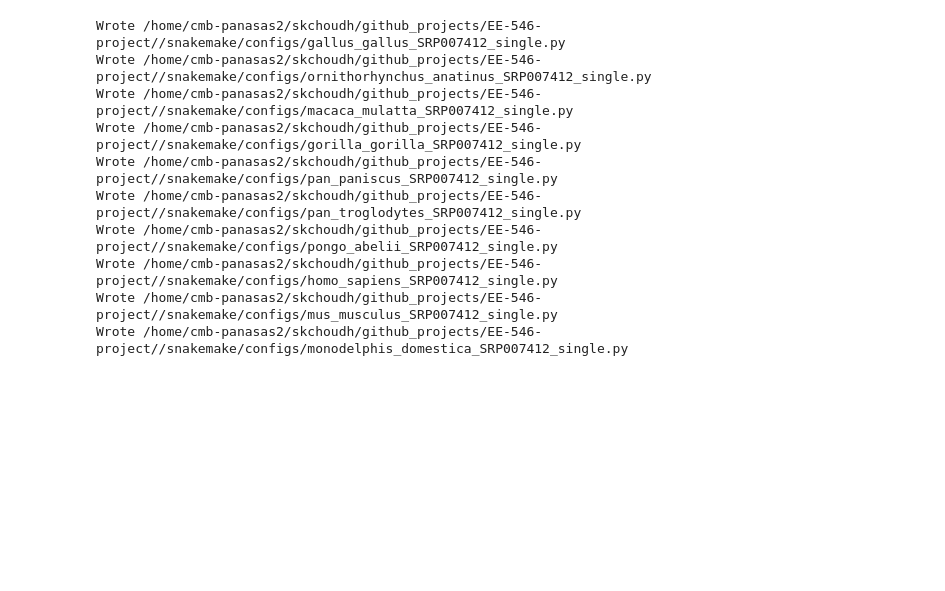
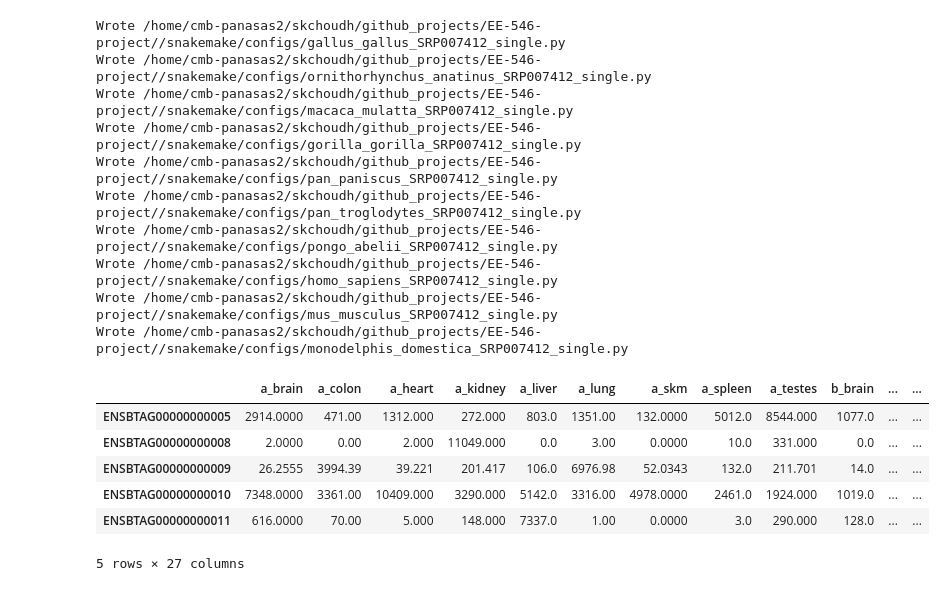
Before and after one commit to saketkc/EE-546-project, a Jupyter notebook: notebooks/08.SRA-parser.ipynb, the cells around one changed output. Drawn from its saved outputs; the diff is of its cells as text; code cells hidden in the pictures; blank space fills up the shorter version.

Commit message:
add all data

```diff
--- a/notebooks/08.SRA-parser.ipynb
+++ b/notebooks/08.SRA-parser.ipynb
@@ -554,3 +588,15 @@ Wrote /home/cmb-panasas2/skchoudh/github_projects/EE-546-project//snakemake/conf
 Wrote /home/cmb-panasas2/skchoudh/github_projects/EE-546-project//snakemake/configs/homo_sapiens_SRP007412_single.py
 Wrote /home/cmb-panasas2/skchoudh/github_projects/EE-546-project//snakemake/configs/mus_musculus_SRP007412_single.py
 Wrote /home/cmb-panasas2/skchoudh/github_projects/EE-546-project//snakemake/configs/monodelphis_domestica_SRP007412_single.py
+# %%
+df = pd.read_table('/home/cmb-panasas2/skchoudh/github_projects/EE-546-project/cross-species-data/SRP016501-bos_taurus_kallisto_gene_tables.tsv')
+# %%
+df.head()
+# %% [output]
+|  | a_brain | a_colon | a_heart | a_kidney | a_liver | a_lung | a_skm | a_spleen | a_testes | b_brain | ... | ... |
+| ENSBTAG00000000005 | 2914.0000 | 471.00 | 1312.000 | 272.000 | 803.0 | 1351.00 | 132.0000 | 5012.0 | 8544.000 | 1077.0 | ... | ... |
+| ENSBTAG00000000008 | 2.0000 | 0.00 | 2.000 | 11049.000 | 0.0 | 3.00 | 0.0000 | 10.0 | 331.000 | 0.0 | ... | ... |
+| ENSBTAG00000000009 | 26.2555 | 3994.39 | 39.221 | 201.417 | 106.0 | 6976.98 | 52.0343 | 132.0 | 211.701 | 14.0 | ... | ... |
+| ENSBTAG00000000010 | 7348.0000 | 3361.00 | 10409.000 | 3290.000 | 5142.0 | 3316.00 | 4978.0000 | 2461.0 | 1924.000 | 1019.0 | ... | ... |
+| ENSBTAG00000000011 | 616.0000 | 70.00 | 5.000 | 148.000 | 7337.0 | 1.00 | 0.0000 | 3.0 | 290.000 | 128.0 | ... | ... |
+5 rows × 27 columns
```
Also changed, not shown: parts of 7 cells of this notebook, 3 other files.
